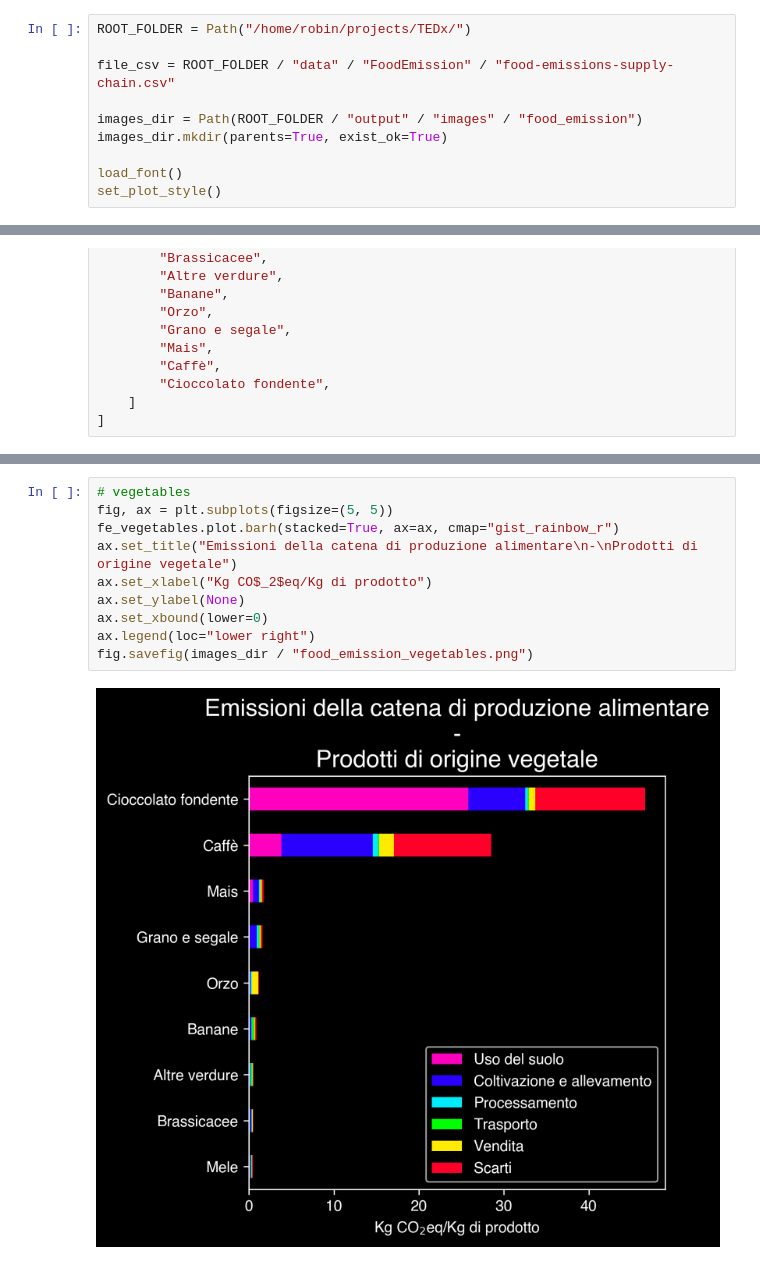
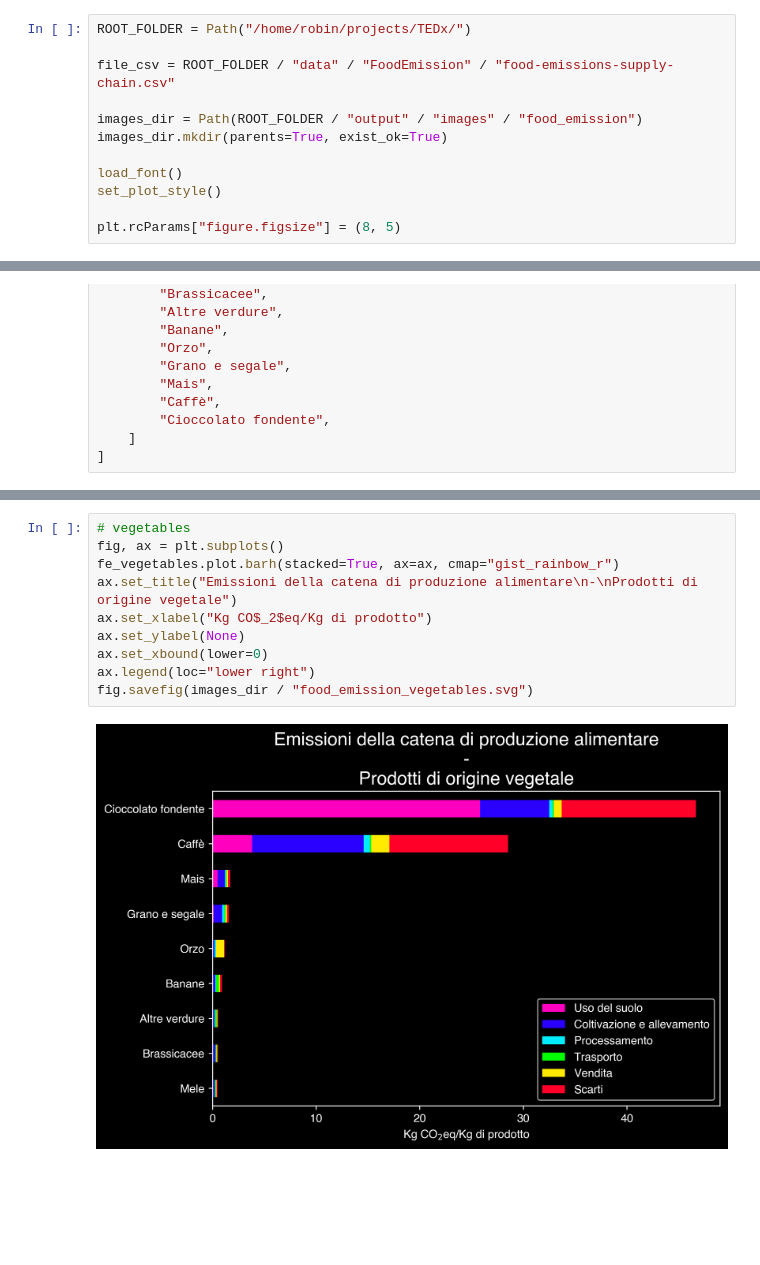
Before and after one commit to Robin-Castellani/TEDx-fogliano-2024, a Jupyter notebook: food_emission.ipynb, the cells around one changed output, grey strips where cells are left out. Cells and saved outputs as stored; diff of their text form; blank space fills up the shorter version.

```diff
--- a/food_emission.ipynb
+++ b/food_emission.ipynb
@@ -14,6 +14,8 @@ images_dir.mkdir(parents=True, exist_ok=True)
 
 load_font()
 set_plot_style()
+
+plt.rcParams["figure.figsize"] = (8, 5)
 # %%
 fe = pd.read_csv(file_csv)
 # remove unused columns
@@ -107,14 +109,14 @@ fig.savefig(images_dir / "food_emission_meat_total.png")
 # %%
 # vegetables
-fig, ax = plt.subplots(figsize=(5, 5))
+fig, ax = plt.subplots()
 fe_vegetables.plot.barh(stacked=True, ax=ax, cmap="gist_rainbow_r")
 ax.set_title("Emissioni della catena di produzione alimentare\n-\nProdotti di origine vegetale")
 ax.set_xlabel("Kg CO$_2$eq/Kg di prodotto")
 ax.set_ylabel(None)
 ax.set_xbound(lower=0)
 ax.legend(loc="lower right")
-fig.savefig(images_dir / "food_emission_vegetables.png")
+fig.savefig(images_dir / "food_emission_vegetables.svg")
 # %% [output]
-[figure, old version]
+[figure, new version]
 # %%
 # vegetables
```
Also changed, not shown: parts of 3 cells of this notebook, 5 other files.
